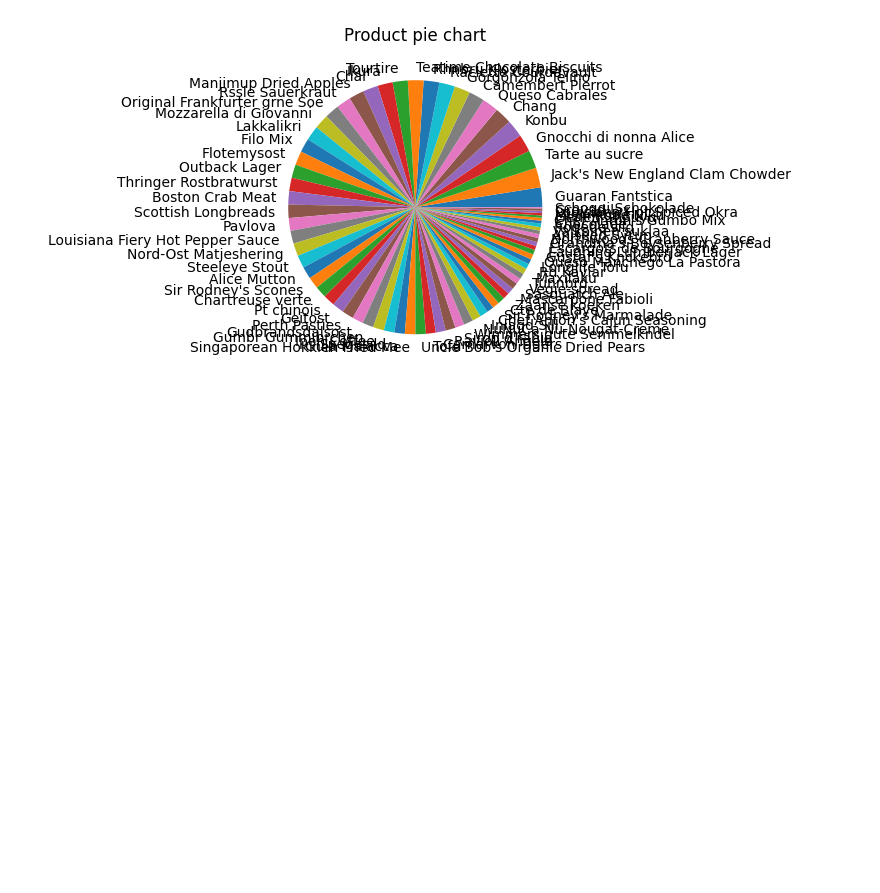
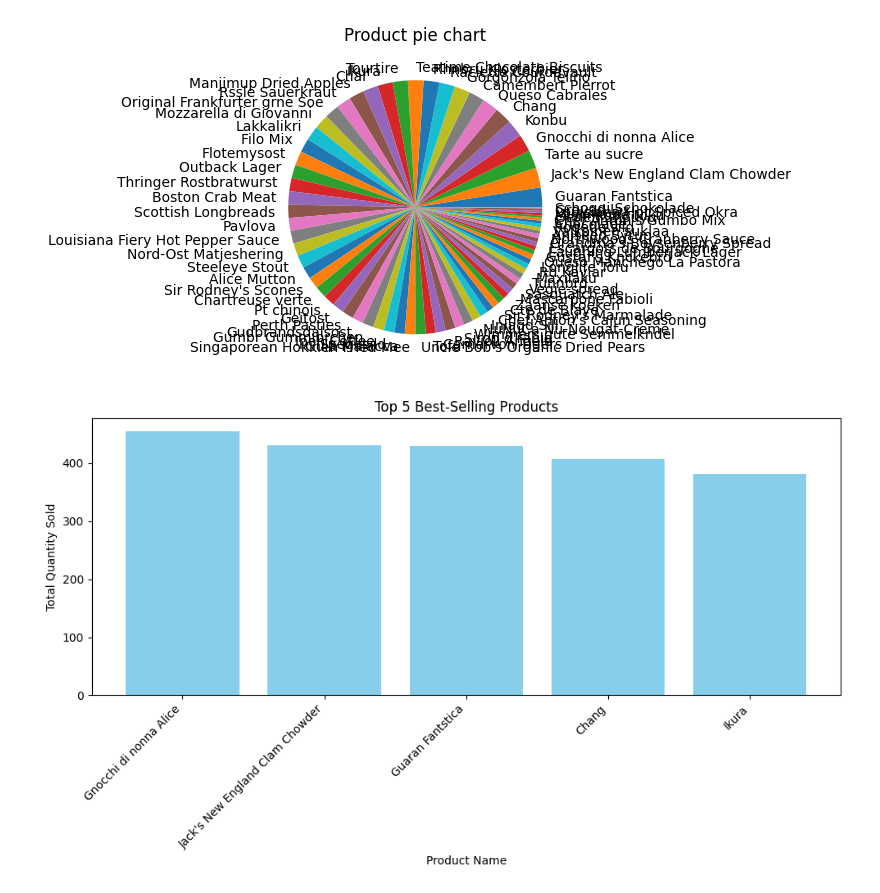
Before and after one commit to mohammadunited/Capstone_2, a Jupyter notebook: transaction.ipynb, the cells around one changed output. Cells and saved outputs as stored; diff of their text form; code cells hidden in the pictures; blank space fills up the shorter version.

```diff
--- a/transaction.ipynb
+++ b/transaction.ipynb
@@ -87,0 +91,22 @@ plt.show()
+# %%
+product_sales = df.groupby('ProductName')['Quantity'].sum().reset_index()
+
+# we are  be desnding to get best seeling item
+sorted_sales = product_sales.sort_values(by='Quantity', ascending=False)
+
+top_sales = sorted_sales.head(5)
+
+plt.figure(figsize=(10, 6))
+plt.bar(top_sales['ProductName'], top_sales['Quantity'], color='skyblue')
+
+plt.title('Top 5 Best-Selling Products')
+plt.xlabel('Product Name')
+plt.ylabel('Total Quantity Sold')
+
+plt.xticks(rotation=45, ha='right')
+
+
+plt.tight_layout()
+plt.show()
+# %% [output]
+[figure, added]
```
Also changed, not shown: parts of 1 cell of this notebook.
